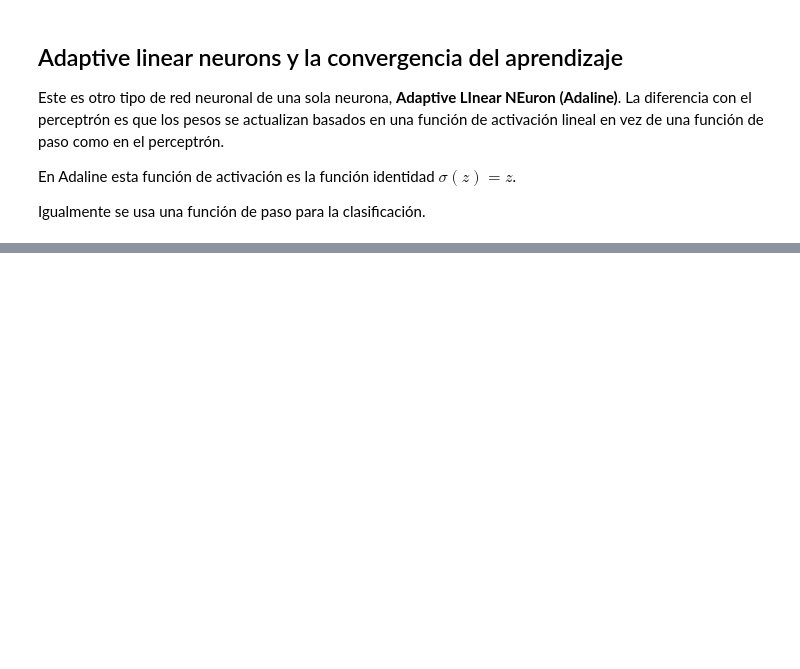
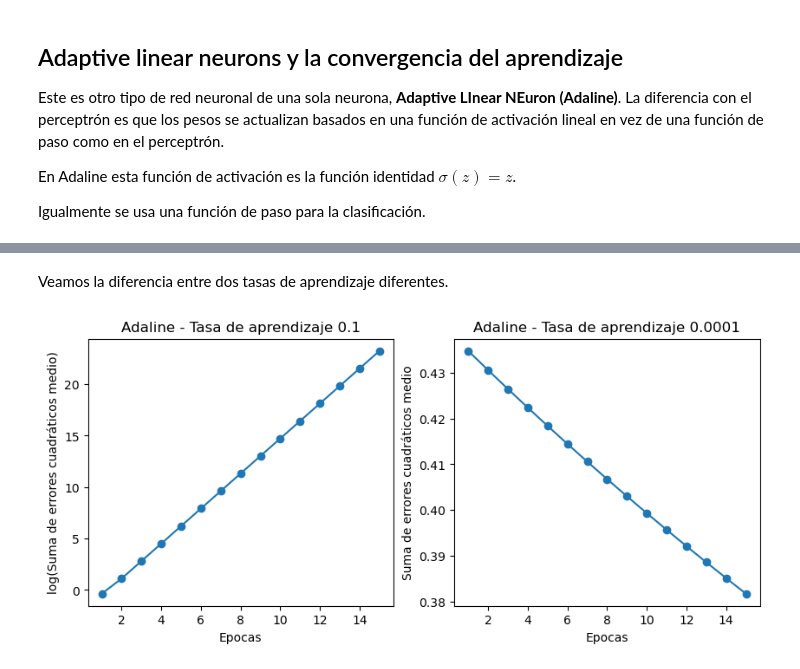
Before and after one commit to mvegag/Machine_learning_with_pytorch, a Jupyter notebook: algoritmo simple para clasificación.ipynb, the cells around one changed output, grey strips where cells are left out. Drawn from its saved outputs; the diff is of its cells as text; code cells hidden in the pictures; blank space fills up the shorter version.

```diff
--- a/algoritmo simple para clasificación.ipynb
+++ b/algoritmo simple para clasificación.ipynb
@@ -247,0 +349,19 @@ El término $1/2$ es añadido por conveniencia, ya que hace más fácil derivar
+# %% [markdown]
+Veamos la diferencia entre dos tasas de aprendizaje diferentes.
+# %%
+fig, ax = plt.subplots(nrows = 1, ncols = 2, figsize = (10, 4))
+ada1 = AdalineGD(n_iter = 15, eta = 0.1).fit(X, y)
+ax[0].plot(range(1, len(ada1.perdida_) + 1),
+           np.log10(ada1.perdida_), marker = 'o')
+ax[0].set_xlabel('Epocas')
+ax[0].set_ylabel('log(Suma de errores cuadráticos medio)')
+ax[0].set_title('Adaline - Tasa de aprendizaje 0.1')
+ada2 = AdalineGD(n_iter = 15, eta = 0.0001).fit(X, y)
+ax[1].plot(range(1, len(ada2.perdida_) + 1),
+           ada2.perdida_, marker = 'o')
+ax[1].set_xlabel('Epocas')
+ax[1].set_ylabel('Suma de errores cuadráticos medio')
+ax[1].set_title('Adaline - Tasa de aprendizaje 0.0001')
+plt.show()
+# %% [output]
+[figure, added]
```
Also changed, not shown: parts of 11 cells of this notebook.
